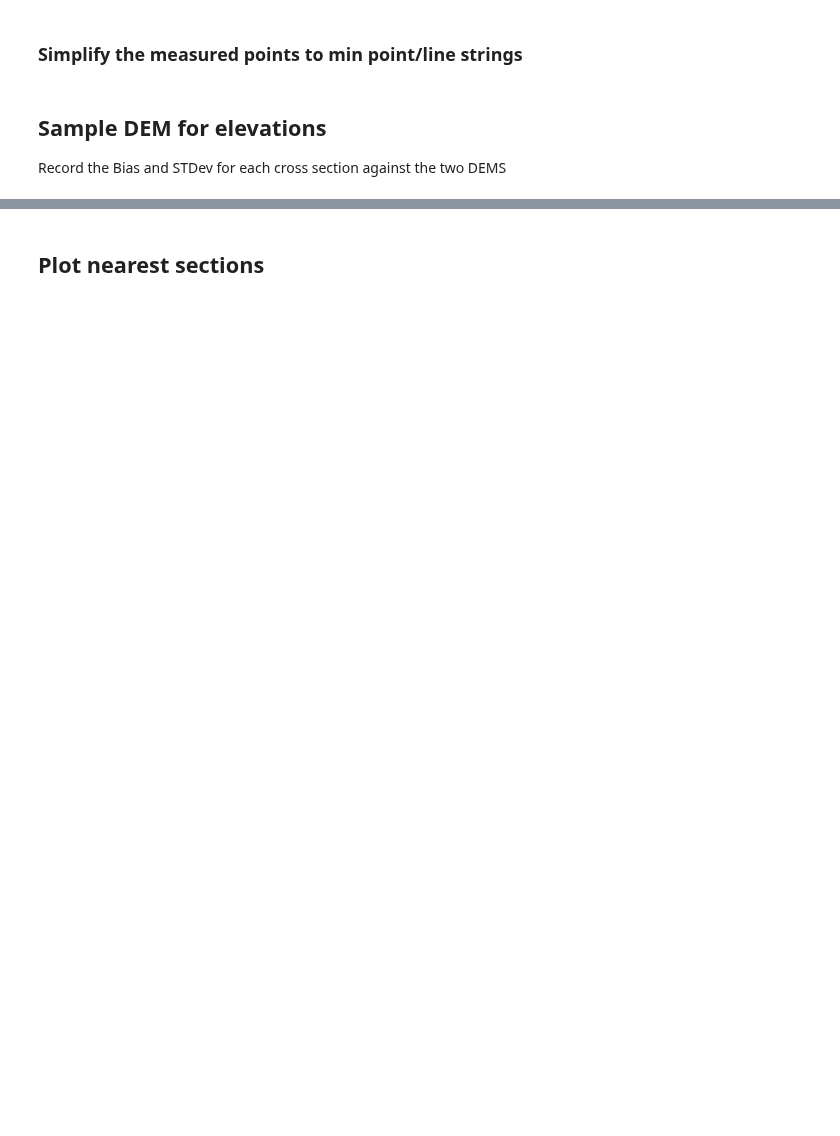
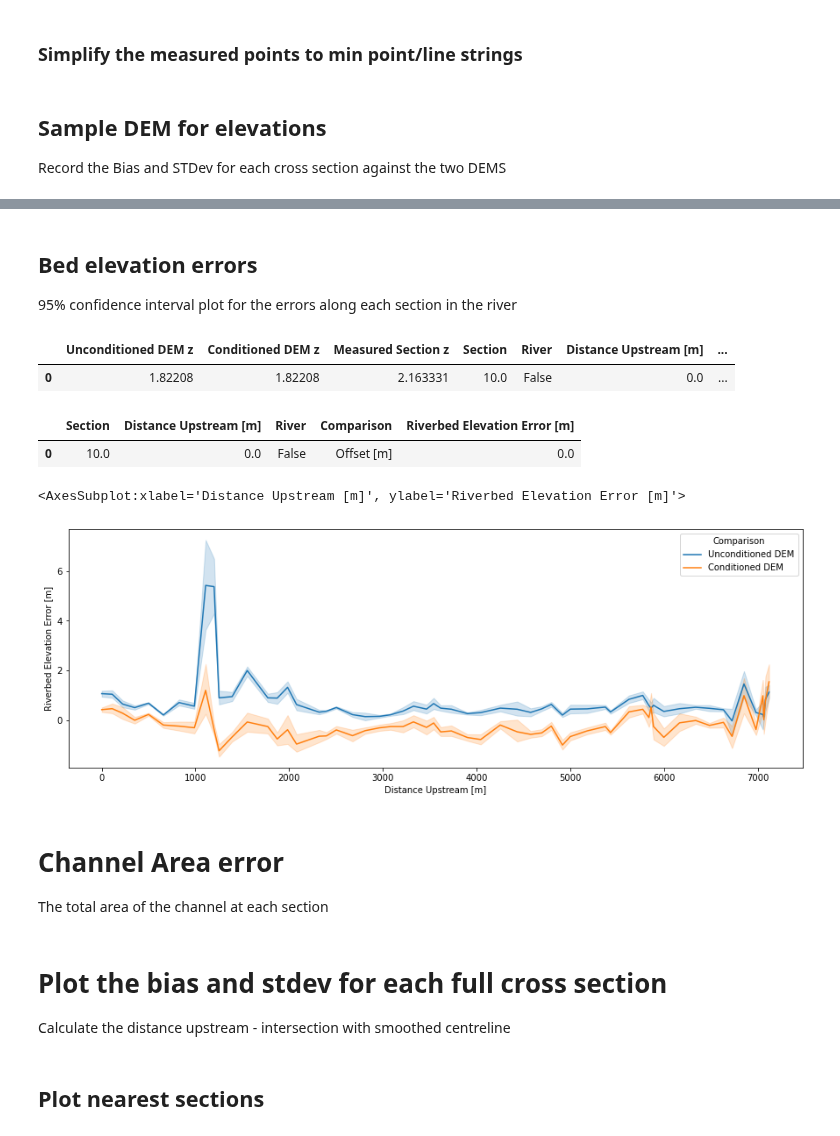
Before and after one commit to rosepearson/Hydrologic-DEMs-scripts, a Jupyter notebook: jupyter_notebooks/river_bathymetry/waikanae_paper_plots.ipynb, the cells around one changed output, grey strips where cells are left out. Saved outputs shown, nothing was run; the diff lists cells and outputs as text; code cells hidden in the pictures; blank space fills up the shorter version.

Commit message:
Updated scripts for calculating error plots - bed elevation done

```diff
--- a/jupyter_notebooks/river_bathymetry/waikanae_paper_plots.ipynb
+++ b/jupyter_notebooks/river_bathymetry/waikanae_paper_plots.ipynb
@@ -168,10 +88,0 @@ mean[["Unconditioned DEM error", "Conditioned DEM error"]].plot()
-# %%
-comparisons_measured = {"Unconditioned DEM z": [], "Conditioned DEM z": [], "Measured Section z": [], "Section": []}
-for index, row in measured_lines.iterrows():
-    print(f"Section number = {index}")
-    for x, y, z in row.geometry.coords:
-        comparisons_measured["Unconditioned DEM z"].append(float(dem_no_river.z.interp(x=x, y=y)))
-        comparisons_measured["Conditioned DEM z"].append(float(dem_river.z.interp(x=x, y=y)))
-        comparisons_measured["Measured Section z"].append(z)
-        comparisons_measured["Section"].append(row['Section'])
-comparisons_measured = pandas.DataFrame.from_dict(comparisons_measured)
@@ -236,0 +100,17 @@ ax.spines['bottom'].set_position('zero')
+# %%
+comparisons_sampled = {"Unconditioned DEM z": [], "Conditioned DEM z": [], "Measured Section z": [], "Section": [], "River": [], "Distance Upstream [m]": [], "Offset [m]": []}
+for index, row in measured_lines.iterrows():
+    print(f"Section number = {index}")
+    line = row.geometry
+    distance_upstream = float(river_centreline.project(measured_centres.iloc[index].geometry))
+    for offset in list(range(int(numpy.ceil(line.length)))):
+        point = line.interpolate(offset)
+        comparisons_sampled["Unconditioned DEM z"].append(float(dem_no_river.z.interp(x=point.x, y=point.y)))
+        comparisons_sampled["Conditioned DEM z"].append(float(dem_river.z.interp(x=point.x, y=point.y)))
+        comparisons_sampled["Measured Section z"].append(point.z)
+        comparisons_sampled["Section"].append(row['Section'])
+        comparisons_sampled["River"].append(river_polygon.iloc[0].geometry.contains(point))
+        comparisons_sampled["Distance Upstream [m]"].append(distance_upstream)
+        comparisons_sampled["Offset [m]"].append(offset)
+
+comparisons_sampled = pandas.DataFrame.from_dict(comparisons_sampled)
@@ -236,0 +135,31 @@ ax.spines['bottom'].set_position('zero')
+# %% [markdown]
+## Bed elevation errors
+95% confidence interval plot for the errors along each section in the river
+# %%
+comparisons_sampled["Unconditioned DEM Elevation Errors"] = comparisons_sampled["Unconditioned DEM z"] - comparisons_sampled["Measured Section z"]
+comparisons_sampled["Conditioned DEM Elevation Errors"] = comparisons_sampled["Conditioned DEM z"] - comparisons_sampled["Measured Section z"]
+# %%
+comparisons_sampled.head(1)
+# %% [output]
+|  | Unconditioned DEM z | Conditioned DEM z | Measured Section z | Section | River | Distance Upstream [m] | ... |
+| 0 | 1.82208 | 1.82208 | 2.163331 | 10.0 | False | 0.0 | ... |
+# %%
+comparisons_for_plotting=comparisons_sampled.rename(
+    columns={"Unconditioned DEM Elevation Errors": "Unconditioned DEM", "Conditioned DEM Elevation Errors": "Conditioned DEM"}).drop(
+    columns=["Unconditioned DEM z", "Conditioned DEM z", "Measured Section z"]).melt(
+    id_vars=["Section", "Distance Upstream [m]", "River"], var_name="Comparison", value_name="Riverbed Elevation Error [m]")
+# %%
+comparisons_for_plotting.head(1)
+# %% [output]
+|  | Section | Distance Upstream [m] | River | Comparison | Riverbed Elevation Error [m] |
+| 0 | 10.0 | 0.0 | False | Offset [m] | 0.0 |
+# %%
+import matplotlib.pyplot
+fig, ax = matplotlib.pyplot.subplots(ncols=1, nrows=1, figsize=(15, 5))
+seaborn.lineplot(ax=ax, data=comparisons_for_plotting[comparisons_for_plotting["River"]], x="Distance Upstream [m]", y="Riverbed Elevation Error [m]", hue="Comparison")
+# %% [output]
+<AxesSubplot:xlabel='Distance Upstream [m]', ylabel='Riverbed Elevation Error [m]'>
+[figure, added]
+# %% [markdown]
+# Channel Area error
+The total area of the channel at each section
@@ -236,0 +188,3 @@ ax.spines['bottom'].set_position('zero')
+# %% [markdown]
+# Plot the bias and stdev for each full cross section
+Calculate the distance upstream - intersection with smoothed centreline
```
Also changed, not shown: parts of 35 cells of this notebook, 1 other file.
